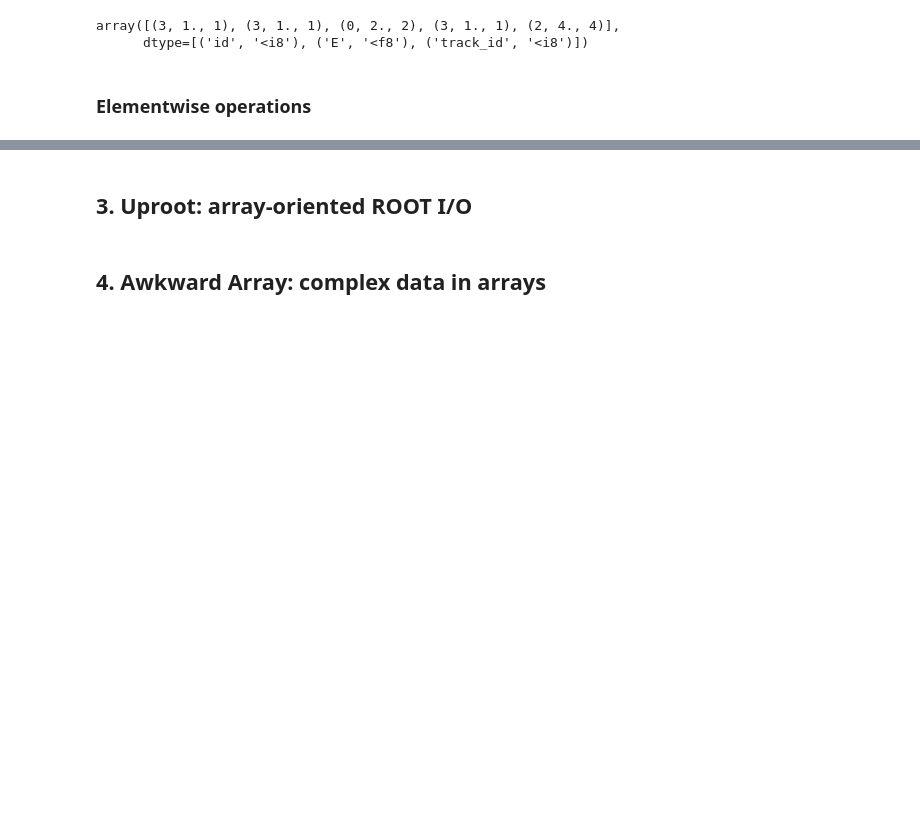
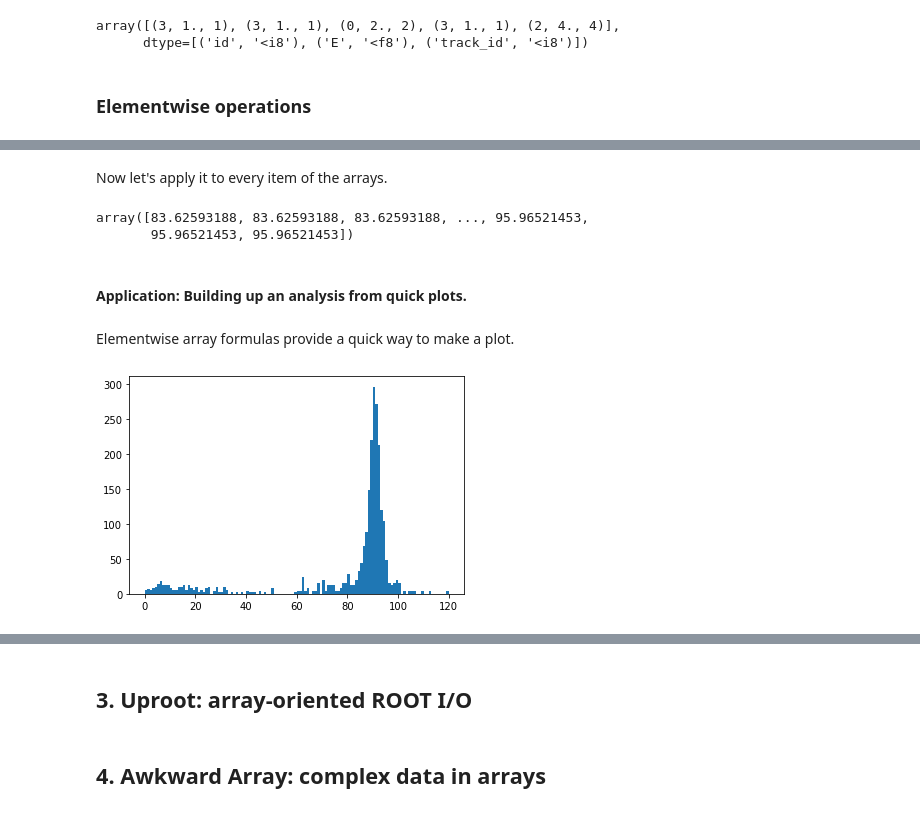
Before and after one commit to jpivarski-talks/2021-09-13-star-uproot-awkward-tutorial, a Jupyter notebook: tutorial.ipynb, the cells around one changed output, grey strips where cells are left out. Drawn from its saved outputs; the diff is of its cells as text; code cells hidden in the pictures; blank space fills up the shorter version.

```diff
--- a/tutorial.ipynb
+++ b/tutorial.ipynb
@@ -453,0 +482,8 @@ array([(3, 1., 1), (3, 1., 1), (0, 2., 2), (3, 1., 1), (2, 4., 4)],
+# %%
+zmumu = np.load("data/Zmumu.npz")  # NumPy's I/O format; only using it here because I haven't introduced Uproot yet
+pt1 = zmumu["pt1"]
+eta1 = zmumu["eta1"]
+phi1 = zmumu["phi1"]
+pt2 = zmumu["pt2"]
+eta2 = zmumu["eta2"]
+phi2 = zmumu["phi2"]
@@ -453,0 +511,11 @@ array([(3, 1., 1), (3, 1., 1), (0, 2., 2), (3, 1., 1), (2, 4., 4)],
+# %% [markdown]
+Now let's apply it to every item of the arrays.
+# %%
+np.sqrt(2*pt1*pt2*(np.cosh(eta1 - eta2) - np.cos(phi1 - phi2)))
+# %% [output]
+array([83.62593188, 83.62593188, 83.62593188, ..., 95.96521453,
+       95.96521453, 95.96521453])
+# %% [markdown]
+#### **Application:** Building up an analysis from quick plots.
+# %% [markdown]
+Elementwise array formulas provide a quick way to make a plot.
@@ -453,0 +524,4 @@ array([(3, 1., 1), (3, 1., 1), (0, 2., 2), (3, 1., 1), (2, 4., 4)],
+# %%
+plt.hist(np.sqrt(2*pt1*pt2*(np.cosh(eta1 - eta2) - np.cos(phi1 - phi2))), bins=120, range=(0, 120));
+# %% [output]
+[figure, added]
```
Also changed, not shown: parts of 20 cells of this notebook, 1 other file.
